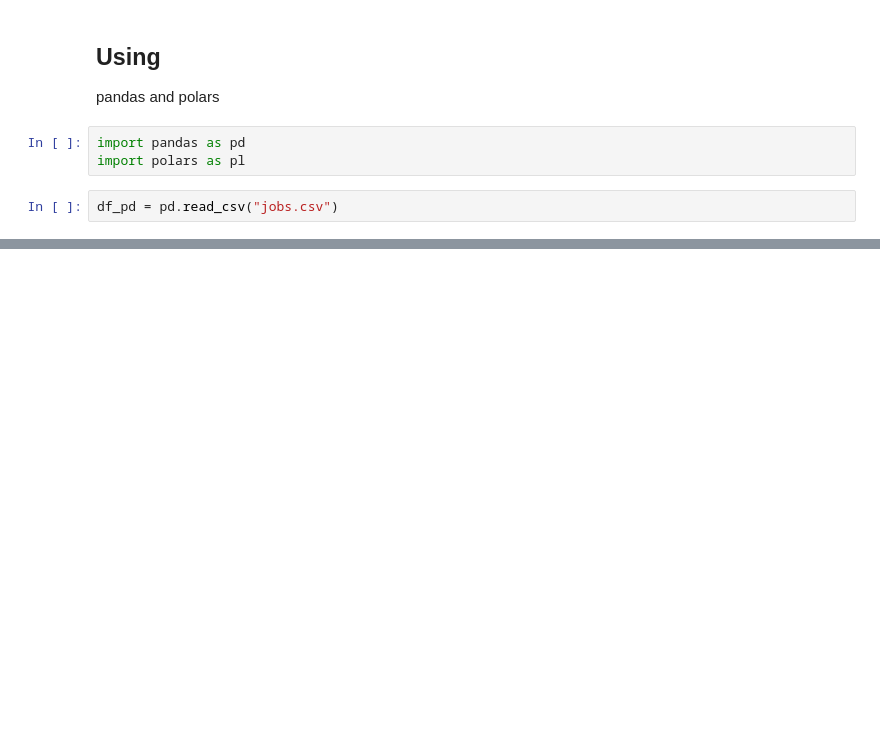
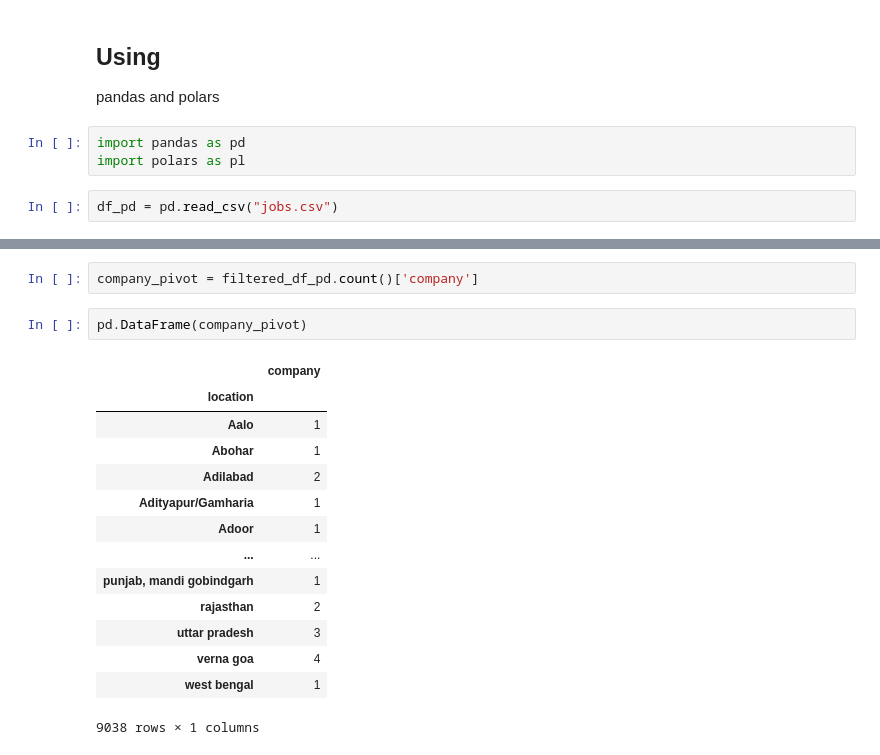
Before and after one commit to ChandrashekharRobbi/Excel-and-Pandas, a Jupyter notebook: Notebook 1.ipynb, the cells around one changed output, grey strips where cells are left out. Drawn from its saved outputs; the diff is of its cells as text; blank space fills up the shorter version.

```diff
--- a/Notebook 1.ipynb
+++ b/Notebook 1.ipynb
@@ -194,0 +191,19 @@ TypeError: DataFrame constructor called with unsupported type 'DataFrame' for th
+# %%
+company_pivot = filtered_df_pd.count()['company']
+# %%
+pd.DataFrame(company_pivot)
+# %% [output]
+|  | company |
+| location |  |
+| Aalo | 1 |
+| Abohar | 1 |
+| Adilabad | 2 |
+| Adityapur/Gamharia | 1 |
+| Adoor | 1 |
+| ... | ... |
+| punjab, mandi gobindgarh | 1 |
+| rajasthan | 2 |
+| uttar pradesh | 3 |
+| verna goa | 4 |
+| west bengal | 1 |
+9038 rows × 1 columns
```
Also changed, not shown: parts of 15 cells of this notebook.
